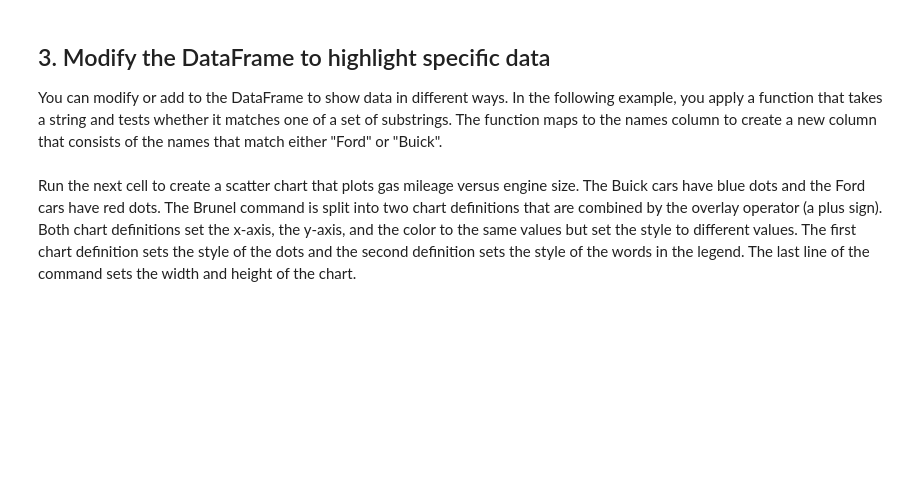
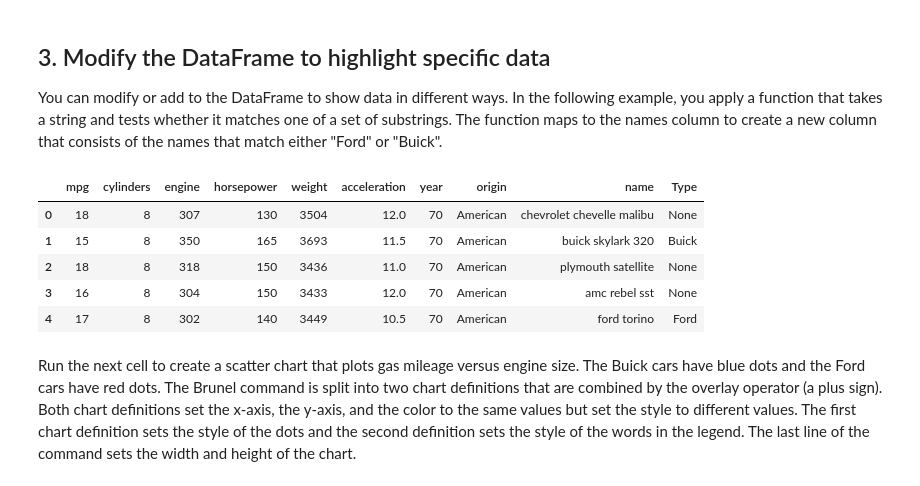
Before and after one commit to RajeshNutalapati/Python-Data-Visualization, a Jupyter notebook: Brunel Visualize car data with Brunel.ipynb, the cells around one changed output. Cells and saved outputs as stored; diff of their text form; code cells hidden in the pictures; blank space fills up the shorter version.

```diff
--- a/Brunel Visualize car data with Brunel.ipynb
+++ b/Brunel Visualize car data with Brunel.ipynb
@@ -104,6 +104,15 @@ def identify(x, search):
     return None
 
 cars['Type'] = cars.name.map(lambda x: identify(x, ["Ford", "Buick"]))
+# %%
+cars.head()
+# %% [output]
+|  | mpg | cylinders | engine | horsepower | weight | acceleration | year | origin | name | Type |
+| 0 | 18 | 8 | 307 | 130 | 3504 | 12.0 | 70 | American | chevrolet chevelle malibu | None |
+| 1 | 15 | 8 | 350 | 165 | 3693 | 11.5 | 70 | American | buick skylark 320 | Buick |
+| 2 | 18 | 8 | 318 | 150 | 3436 | 11.0 | 70 | American | plymouth satellite | None |
+| 3 | 16 | 8 | 304 | 150 | 3433 | 12.0 | 70 | American | amc rebel sst | None |
+| 4 | 17 | 8 | 302 | 140 | 3449 | 10.5 | 70 | American | ford torino | Ford |
 # %% [markdown]
 Run the next cell to create a scatter chart that plots gas mileage versus engine size. The Buick cars have blue dots and the Ford cars have red dots. The Brunel command is split into two chart definitions that are combined by the overlay operator (a plus sign). Both chart definitions set the x-axis, the y-axis, and the color to the same values but set the style to different values. The first chart definition sets the style of the dots and the second definition sets the style of the words in the legend. The last line of the command sets the width and height of the chart.
 # %%
```
Also changed, not shown: parts of 1 cell of this notebook.
